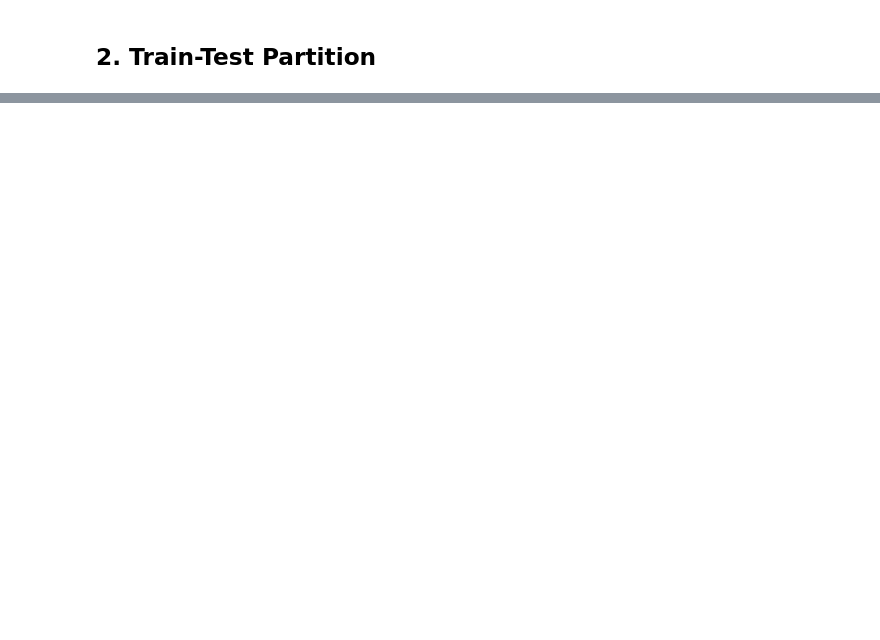
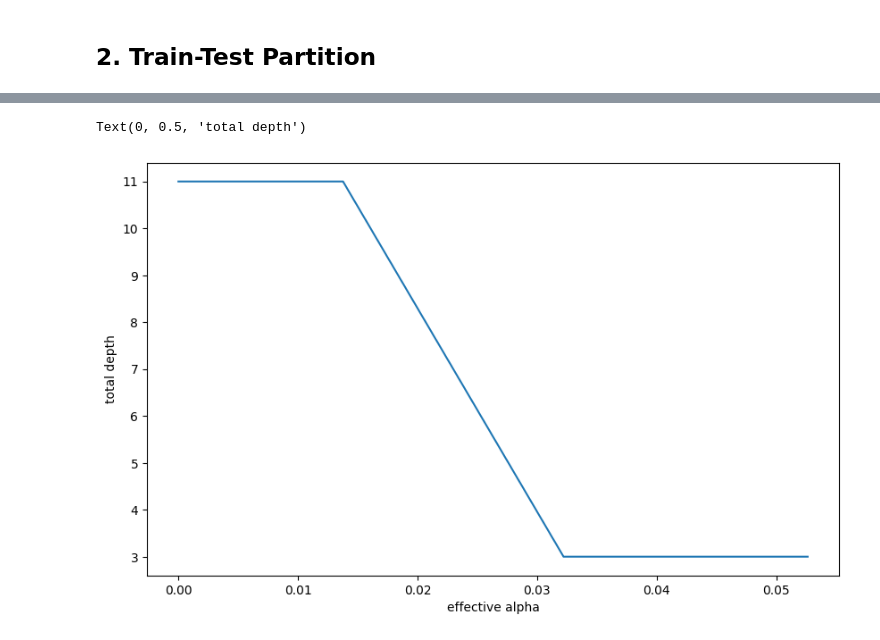
Before and after one commit to Sierra17/Statistical-Learning-Course, a Jupyter notebook: Assignments/6. Decision Trees/Assignment Trees.ipynb, the cells around one changed output, grey strips where cells are left out. Drawn from its saved outputs; the diff is of its cells as text; code cells hidden in the pictures; blank space fills up the shorter version.

```diff
--- a/Assignments/6. Decision Trees/Assignment Trees.ipynb
+++ b/Assignments/6. Decision Trees/Assignment Trees.ipynb
@@ -116,0 +224,16 @@ from sklearn import tree
+# %%
+clfs = []
+
+for ccp_alpha in ccp_alphas:
+    clf = tree.DecisionTreeClassifier(criterion='log_loss', random_state=0, ccp_alpha=ccp_alpha)
+    clf.fit(train_input, train_target)
+    clfs.append(clf)
+
+tree_depths = [clf.tree_.max_depth for clf in clfs]
+plt.figure(figsize=(10,  6))
+plt.plot(ccp_alphas[:-1], tree_depths[:-1])
+plt.xlabel("effective alpha")
+plt.ylabel("total depth")
+# %% [output]
+Text(0, 0.5, 'total depth')
+[figure, added]
```
Also changed, not shown: parts of 46 cells of this notebook, 1 other file.
